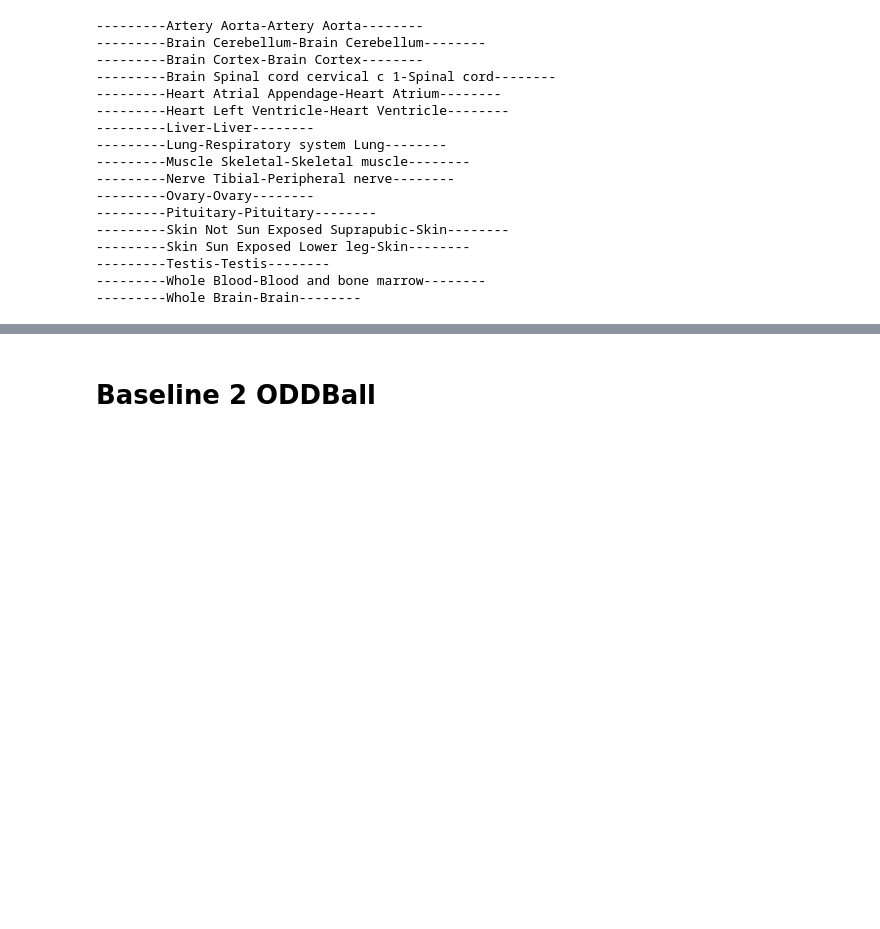
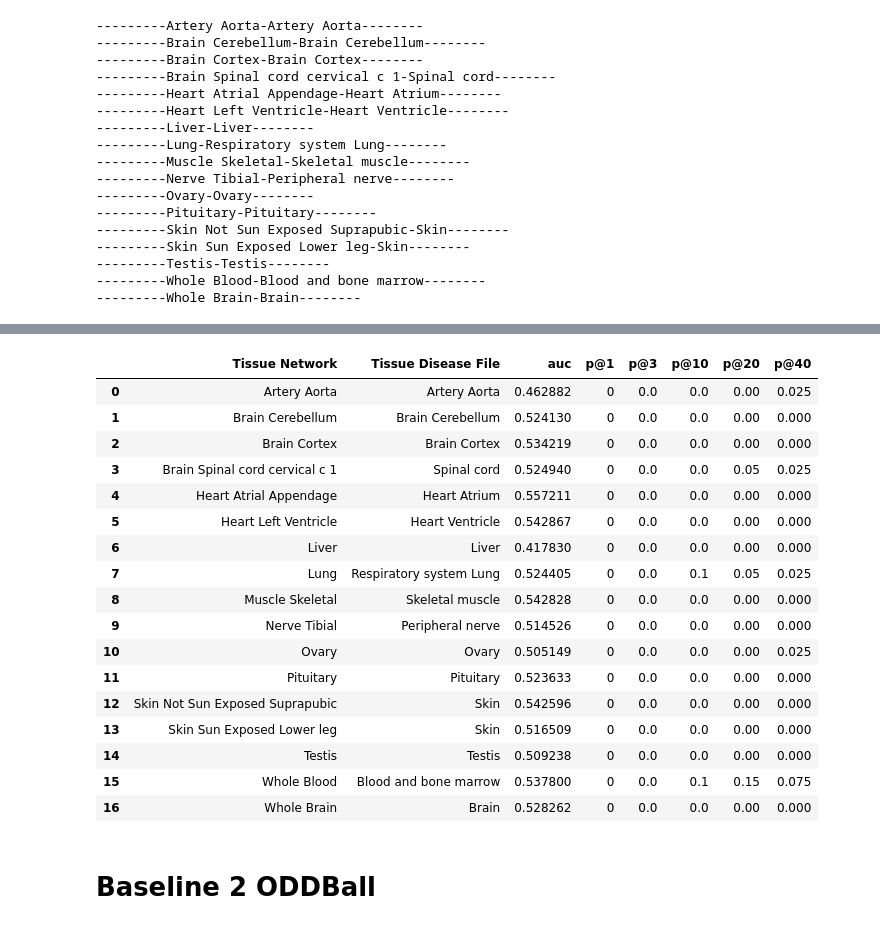
Before and after one commit to data4goodlab/wgand, a Jupyter notebook: Baselines.ipynb, the cells around one changed output, grey strips where cells are left out. Drawn from its saved outputs; the diff is of its cells as text; code cells hidden in the pictures; blank space fills up the shorter version.

```diff
--- a/Baselines.ipynb
+++ b/Baselines.ipynb
@@ -57,9 +57,9 @@ from sklearn.model_selection import RepeatedStratifiedKFold, StratifiedKFold
 import warnings
 warnings.filterwarnings('ignore')
 # %%
-# def predict_anom(clf, X, method="linear"):
-#     clf.fit(X)
-#     return clf.predict_proba(X,method=method)[:,1:]
+def predict_anom(clf, X, method="linear"):
+    clf.fit(X)
+    return clf.predict_proba(X,method=method)[:,1:]
 # %%
 tissue_path = Path("Tissue Networks/")
 models_path = Path("models")
@@ -102,20 +103,18 @@ tissue_mapping = tissue_mapping[~tissue_mapping.tissue_name_network_file.isin(["
 # %%
-from karateclub.node_embedding.neighbourhood import Node2Vec, RandNE
-for _, row in tqdm(tissue_mapping.iterrows()):
-    tissue_name = row["tissue_name_network_file"]
-    tissue_disease_file_name = row["tissue_name_disease_file"]
-    if not (models_path/f"weighted_randne_{tissue_name}.pkl").exists():
-        g = load_tissue_graph(tissue_path, tissue_name, tissue_disease_file_name, disease_info)
-        g_num = nx.convert_node_labels_to_integers(g, first_label=0, ordering='sorted', label_attribute="gen")
-
-        model = RandNE()
-
-        model.fit(g_num)
-
-        edge_df = nx.convert_matrix.to_pandas_edgelist(g_num)
-        edge_df["source"] = edge_df["source"].astype(int)
-        edge_df["target"] = edge_df["target"].astype(int)
-        edge_df = get_gdf(g)
-        edge_df["features"] = edge_df.apply(lambda x: np.concatenate([model.get_embedding()[int(x["source"])],model.get_embedding()[int(x["target"])]]), axis=1)
-        edge_df.to_pickle(models_path/f"weighted_randne_{tissue_name}.pkl")
+emb_model = "RandNE"
+if (models_path/f"{emb_model}.pkl").exists():
+    print("Loading embeddings")
+    edge_df = pd.read_pickle(models_path/f"{emb_model}.pkl")
+else:
+    tissue_name = tissue_mapping.iloc[0]["tissue_name_network_file"]
+    tissue_disease_file_name = tissue_mapping.iloc[0]["tissue_name_disease_file"]
+    g = load_tissue_graph(tissue_name, tissue_disease_file_name)
+    g_num = nx.convert_node_labels_to_integers(g, first_label=0, ordering='sorted', label_attribute="gen")
+    edge_df = nx.convert_matrix.to_pandas_edgelist(g_num)
+    edge_df["source"] = edge_df["source"].astype(int)
+    edge_df["target"] = edge_df["target"].astype(int)
+    edge_df = get_gdf(g)
+    model = get_embedding_model(g, RandNE)
+    edge_df["features"] = edge_df.apply(lambda x: np.concatenate([model.get_embedding()[int(x["source"])],model.get_embedding()[int(x["target"])]]), axis=1)
+    edge_df.to_pickle(models_path/f"{emb_model}.pkl")
 # %% [output]
@@ -217 +202,22 @@ p@40    0.016176
 dtype: float64
+# %%
+baseline1_res
+# %% [output]
+|  | Tissue Network | Tissue Disease File | auc | p@1 | p@3 | p@10 | p@20 | p@40 |
+| 0 | Artery Aorta | Artery Aorta | 0.462882 | 0 | 0.0 | 0.0 | 0.00 | 0.025 |
+| 1 | Brain Cerebellum | Brain Cerebellum | 0.524130 | 0 | 0.0 | 0.0 | 0.00 | 0.000 |
+| 2 | Brain Cortex | Brain Cortex | 0.534219 | 0 | 0.0 | 0.0 | 0.00 | 0.000 |
+| 3 | Brain Spinal cord cervical c 1 | Spinal cord | 0.524940 | 0 | 0.0 | 0.0 | 0.05 | 0.025 |
+| 4 | Heart Atrial Appendage | Heart Atrium | 0.557211 | 0 | 0.0 | 0.0 | 0.00 | 0.000 |
+| 5 | Heart Left Ventricle | Heart Ventricle | 0.542867 | 0 | 0.0 | 0.0 | 0.00 | 0.000 |
+| 6 | Liver | Liver | 0.417830 | 0 | 0.0 | 0.0 | 0.00 | 0.000 |
+| 7 | Lung | Respiratory system Lung | 0.524405 | 0 | 0.0 | 0.1 | 0.05 | 0.025 |
+| 8 | Muscle Skeletal | Skeletal muscle | 0.542828 | 0 | 0.0 | 0.0 | 0.00 | 0.000 |
+| 9 | Nerve Tibial | Peripheral nerve | 0.514526 | 0 | 0.0 | 0.0 | 0.00 | 0.000 |
+| 10 | Ovary | Ovary | 0.505149 | 0 | 0.0 | 0.0 | 0.00 | 0.025 |
+| 11 | Pituitary | Pituitary | 0.523633 | 0 | 0.0 | 0.0 | 0.00 | 0.000 |
+| 12 | Skin Not Sun Exposed Suprapubic | Skin | 0.542596 | 0 | 0.0 | 0.0 | 0.00 | 0.000 |
+| 13 | Skin Sun Exposed Lower leg | Skin | 0.516509 | 0 | 0.0 | 0.0 | 0.00 | 0.000 |
+| 14 | Testis | Testis | 0.509238 | 0 | 0.0 | 0.0 | 0.00 | 0.000 |
+| 15 | Whole Blood | Blood and bone marrow | 0.537800 | 0 | 0.0 | 0.1 | 0.15 | 0.075 |
+| 16 | Whole Brain | Brain | 0.528262 | 0 | 0.0 | 0.0 | 0.00 | 0.000 |
```
Also changed, not shown: parts of 67 cells of this notebook, 1 other file.
